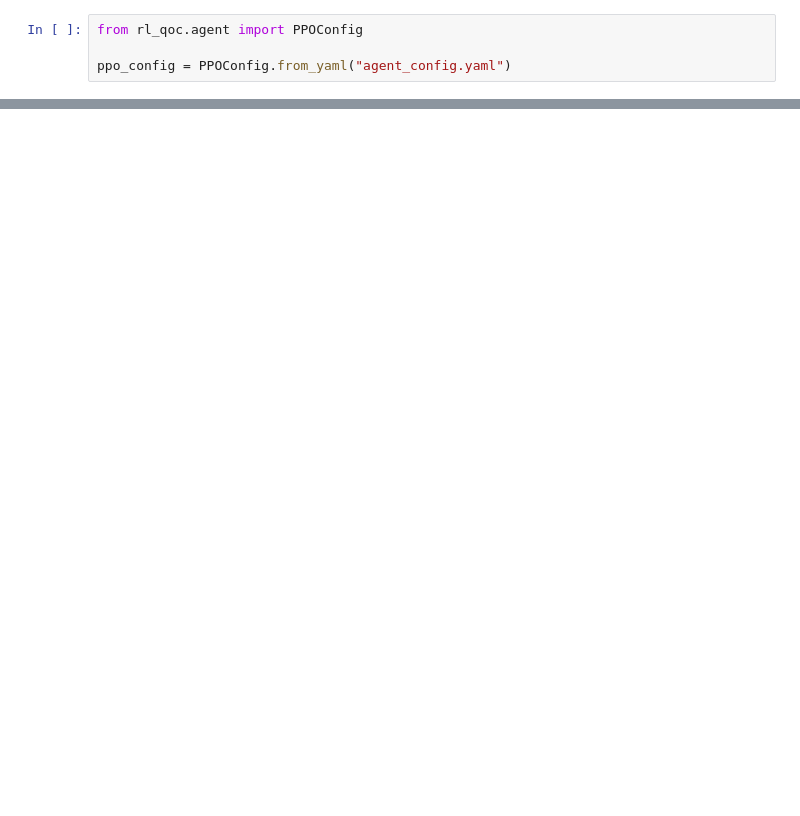
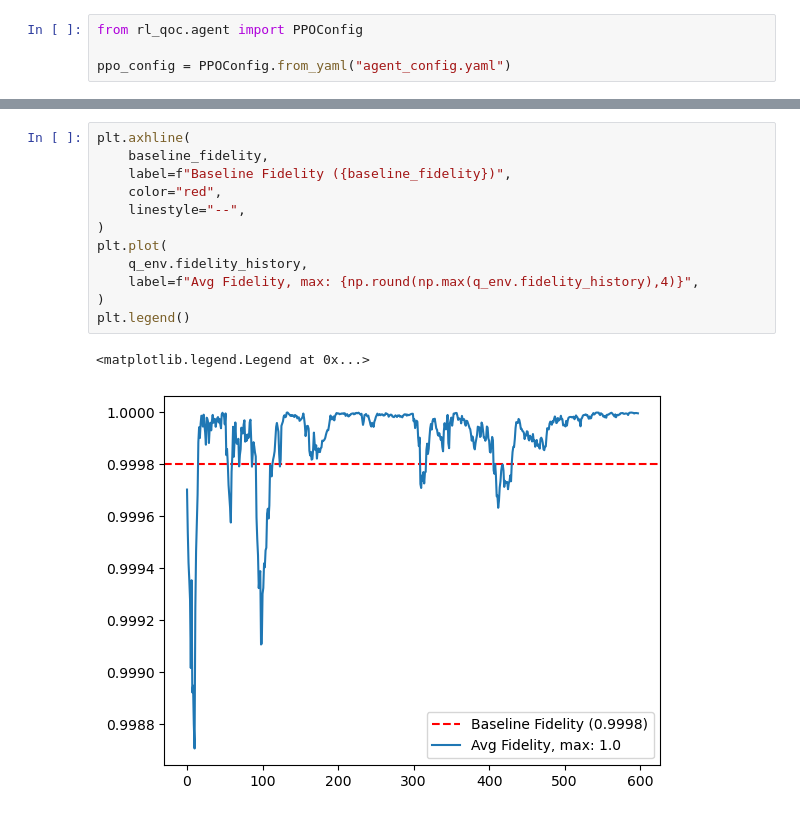
Before and after one commit to arthurostrauss/Quantum_Optimal_Control, a Jupyter notebook: gate_level/spillover_noise_use_case/generic_spillover/overrotation_error.ipynb, the cells around one changed output, grey strips where cells are left out. Drawn from its saved outputs; the diff is of its cells as text; blank space fills up the shorter version.

```diff
--- a/gate_level/spillover_noise_use_case/generic_spillover/overrotation_error.ipynb
+++ b/gate_level/spillover_noise_use_case/generic_spillover/overrotation_error.ipynb
@@ -224,0 +236,15 @@ array([0.04207047], dtype=float32)
+# %%
+plt.axhline(
+    baseline_fidelity,
+    label=f"Baseline Fidelity ({baseline_fidelity})",
+    color="red",
+    linestyle="--",
+)
+plt.plot(
+    q_env.fidelity_history,
+    label=f"Avg Fidelity, max: {np.round(np.max(q_env.fidelity_history),4)}",
+)
+plt.legend()
+# %% [output]
+<matplotlib.legend.Legend at 0x...>
+[figure, added]
```
Also changed, not shown: parts of 11 cells of this notebook, 6 other files.
